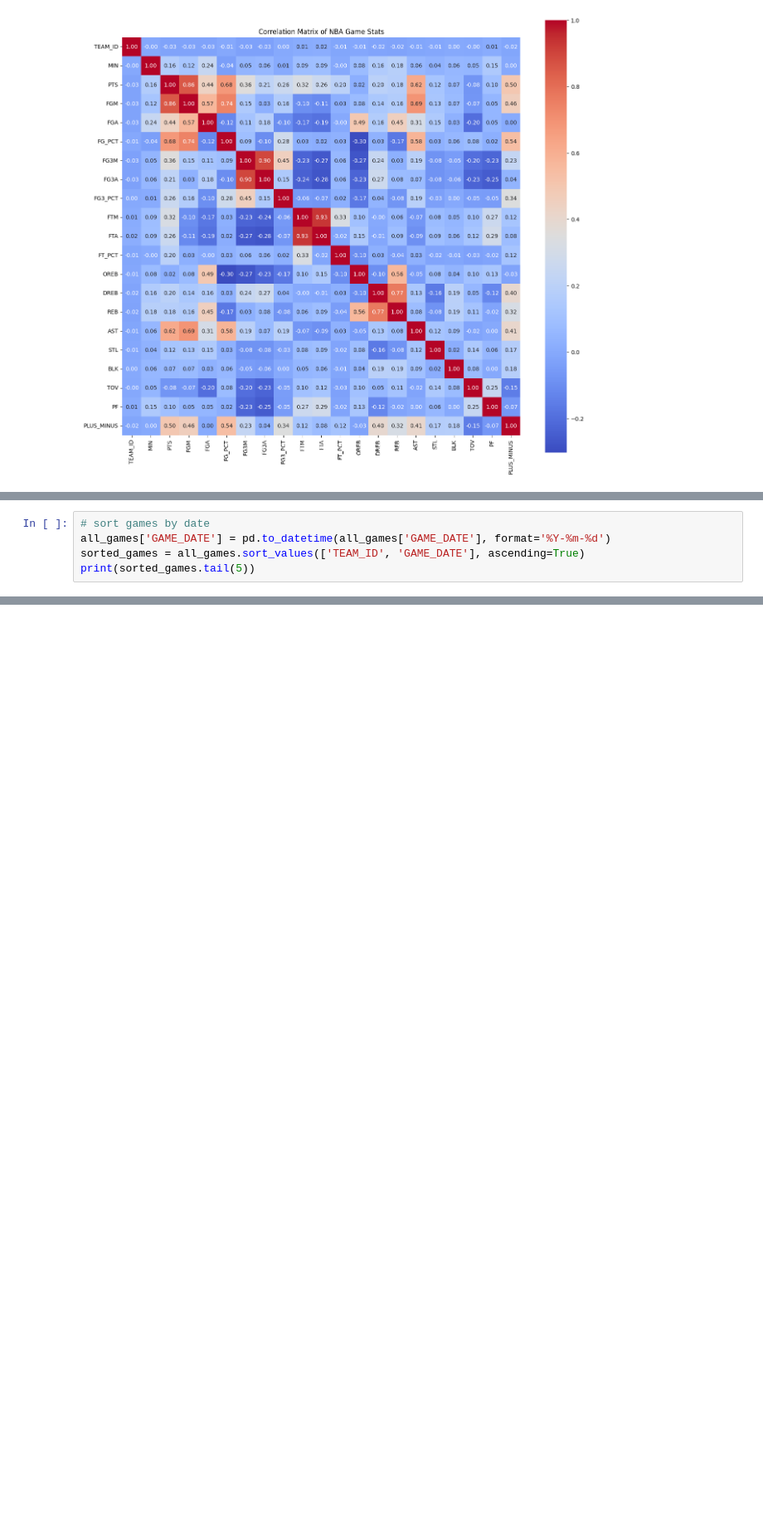
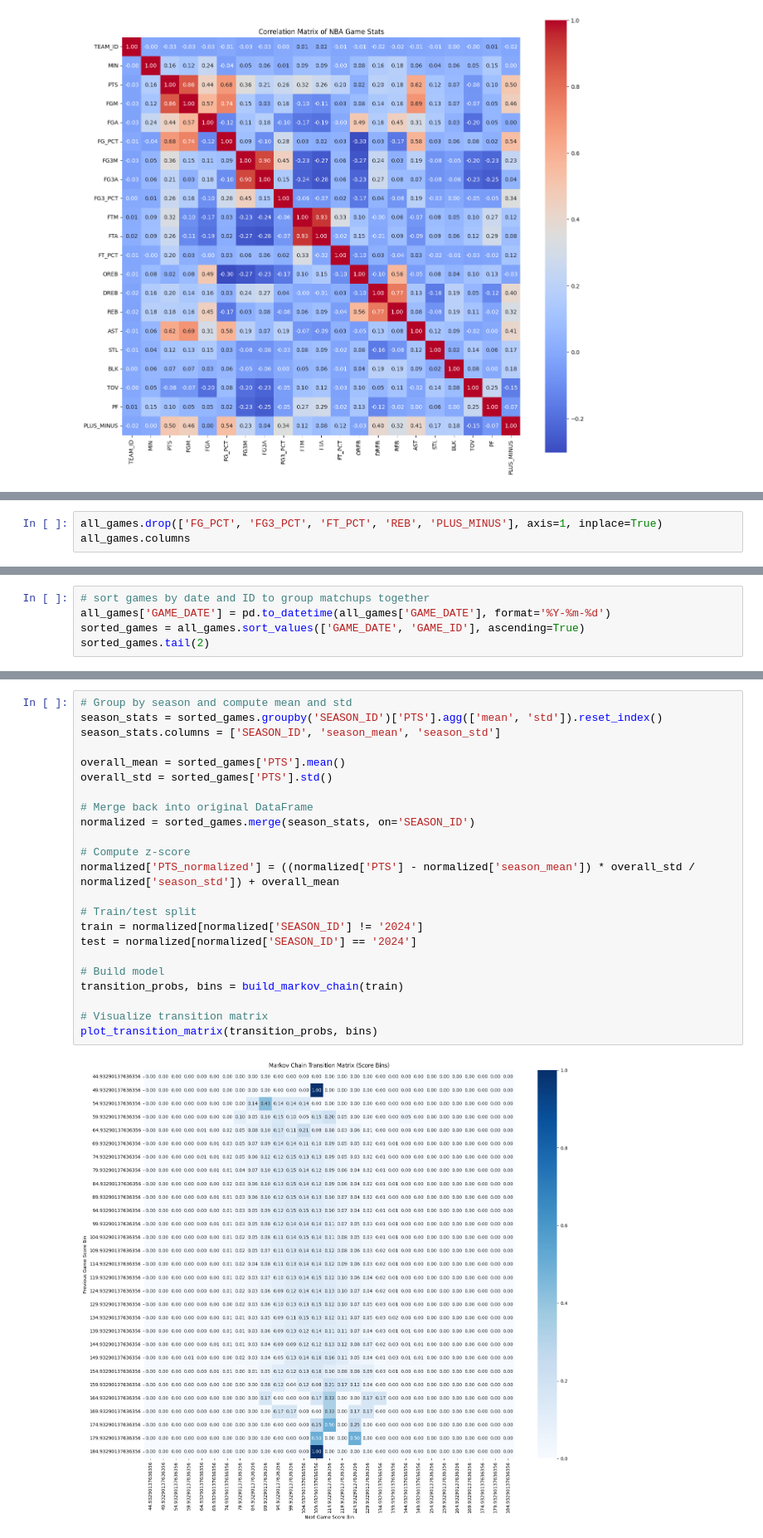
Before and after one commit to wtbtucker/NBA-Machine-Learning-Sports-Betting, a Jupyter notebook: data_mining_pipeline.ipynb, the cells around one changed output, grey strips where cells are left out. Shown: that part at 83% size. Cells and saved outputs as stored; diff of their text form; blank space fills up the shorter version.

Commit message:
Add Markov Chain model run on normalized datasetand evaluate using mean absolute error

```diff
--- a/data_mining_pipeline.ipynb
+++ b/data_mining_pipeline.ipynb
@@ -167,0 +184,3 @@ PLUS_MINUS: point differential
+# %%
+all_games.drop(['FG_PCT', 'FG3_PCT', 'FT_PCT', 'REB', 'PLUS_MINUS'], axis=1, inplace=True)
+all_games.columns
@@ -168,6 +192,6 @@ PLUS_MINUS: point differential
 # %%
-# sort games by date
+# sort games by date and ID to group matchups together
 all_games['GAME_DATE'] = pd.to_datetime(all_games['GAME_DATE'], format='%Y-%m-%d')
-sorted_games = all_games.sort_values(['TEAM_ID', 'GAME_DATE'], ascending=True)
-print(sorted_games.tail(5))
+sorted_games = all_games.sort_values(['GAME_DATE', 'GAME_ID'], ascending=True)
+sorted_games.tail(2)
 # %% [output]
@@ -228,0 +259,25 @@ season_2024[season_2024['TEAM_ABBREVIATION']=='BOS']
+# %%
+# Group by season and compute mean and std
+season_stats = sorted_games.groupby('SEASON_ID')['PTS'].agg(['mean', 'std']).reset_index()
+season_stats.columns = ['SEASON_ID', 'season_mean', 'season_std']
+
+overall_mean = sorted_games['PTS'].mean()
+overall_std = sorted_games['PTS'].std()
+
+# Merge back into original DataFrame
+normalized = sorted_games.merge(season_stats, on='SEASON_ID')
+
+# Compute z-score
+normalized['PTS_normalized'] = ((normalized['PTS'] - normalized['season_mean']) * overall_std / normalized['season_std']) + overall_mean
+
+# Train/test split
+train = normalized[normalized['SEASON_ID'] != '2024']
+test = normalized[normalized['SEASON_ID'] == '2024']
+
+# Build model
+transition_probs, bins = build_markov_chain(train)
+
+# Visualize transition matrix
+plot_transition_matrix(transition_probs, bins)
+# %% [output]
+[figure, added]
```
Also changed, not shown: parts of 16 cells of this notebook.
